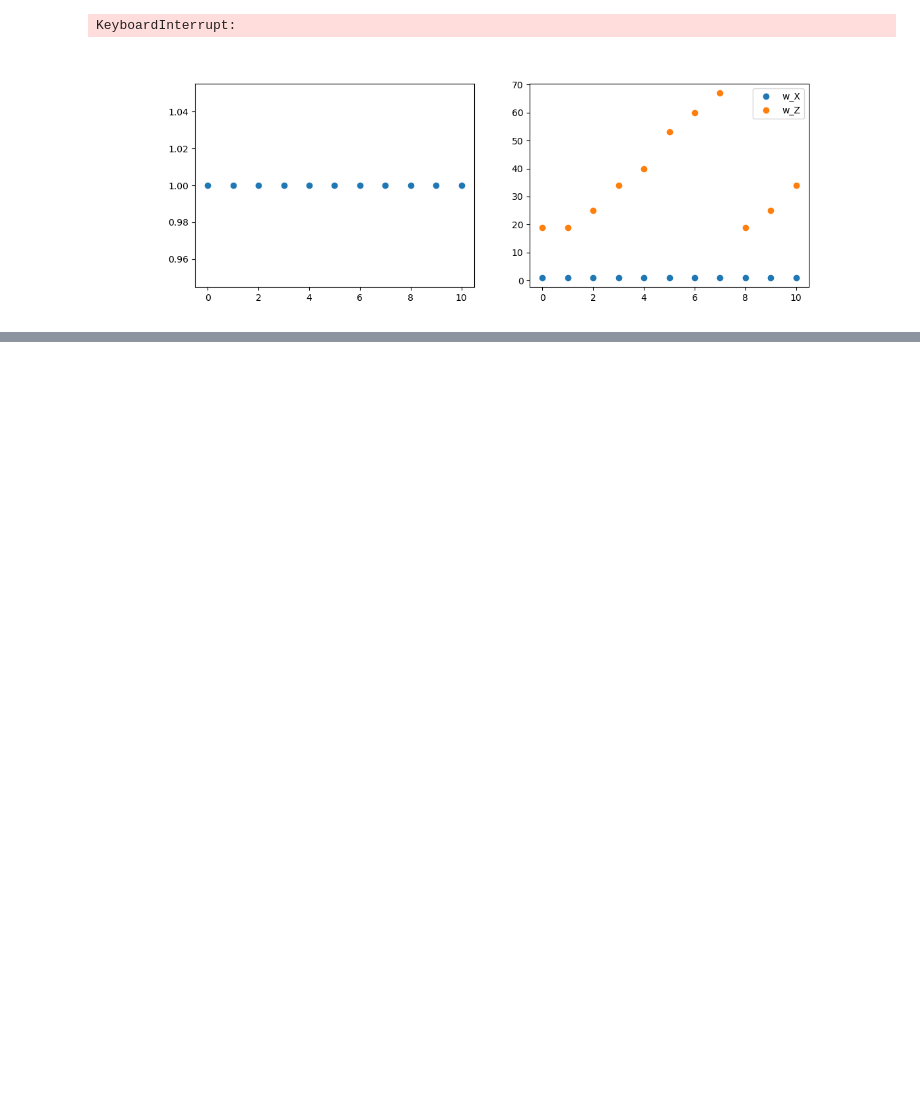
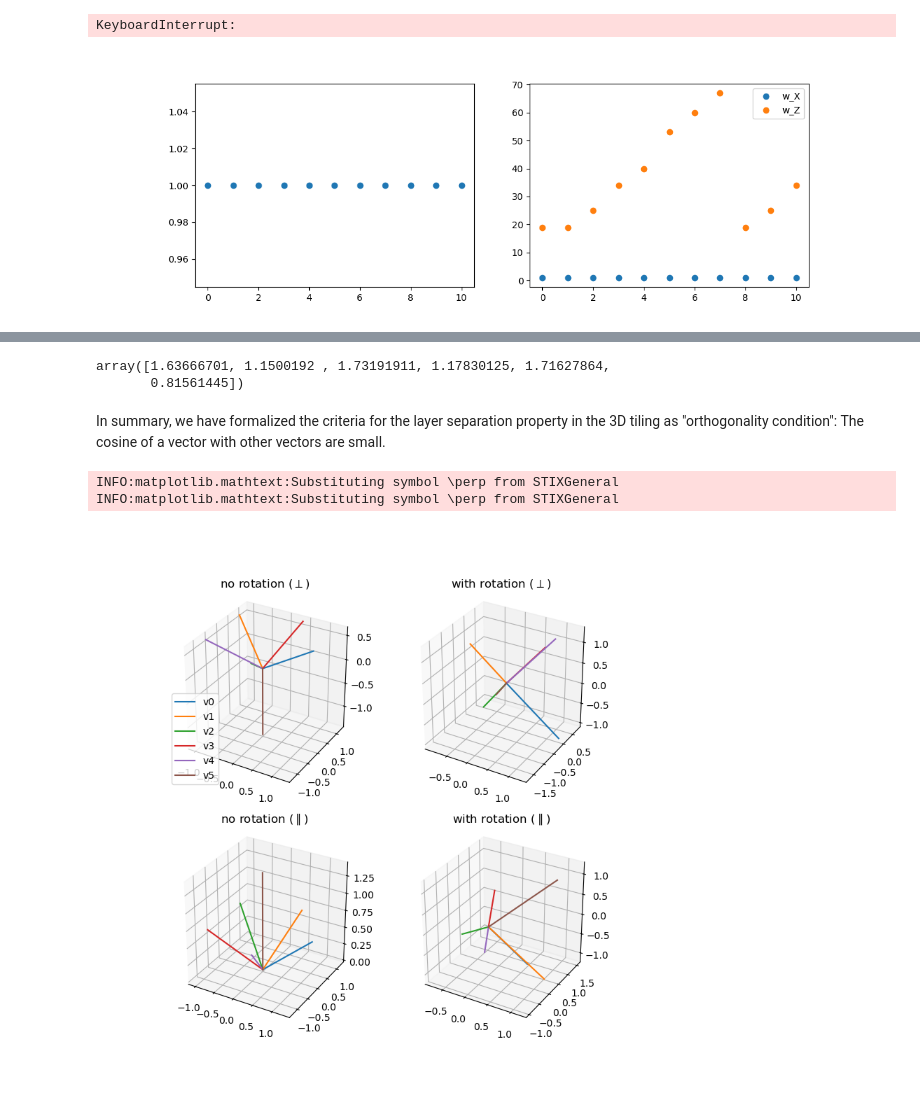
Before and after one commit to Rosetta-Tan/aperiodic-codes, a Jupyter notebook: scripts/visualize_commutation_3d.ipynb, the cells around one changed output, grey strips where cells are left out. Cells and saved outputs as stored; diff of their text form; code cells hidden in the pictures; blank space fills up the shorter version.

```diff
--- a/scripts/visualize_commutation_3d.ipynb
+++ b/scripts/visualize_commutation_3d.ipynb
@@ -288,0 +381,58 @@ plt.show()
+# %%
+from aperiodic_codes.cut_and_project.six_to_three import proj_mat, gen_rotation
+from aperiodic_codes.cut_and_project.config import tests
+
+P = proj_mat()
+proj_pos0, proj_neg0 = P[:,:3], P[:,3:]
+assert proj_pos0.shape == proj_neg0.shape == (6,3)
+
+thetas = np.array([2.594869346392367,0.9477109111037187,3.620412204482349,5.283264728923087,3.6816833892843457,-0.5959013298160938,4.382704240484682,0.09458794430181908,4.836072911632601,3.3235372560725627,1.0035735979880425,3.1895322061975233,2.793452898208629,0.3547799862139244,2.774503370428157])
+offset = np.array([0.29806990830179625,0.12993246148702742,0.574709309736253,0.39003543441180044,0.13260187449328498,0.6966313017934023])
+R = gen_rotation(thetas, 6)
+assert R.shape == (6,6)
+
+proj_neg = R @ proj_neg0
+vec_norms = np.linalg.norm(proj_neg, axis=1)
+vec_norms
+# %% [output]
+array([1.63666701, 1.1500192 , 1.73191911, 1.17830125, 1.71627864,
+       0.81561445])
+# %% [markdown]
+In summary, we have formalized the criteria for the layer separation property in the 3D tiling as "orthogonality condition": The cosine of a vector with other vectors are small.
+# %%
+proj_pos0, proj_neg0 = P[:,:3], P[:,3:]
+proj_pos = R @ proj_pos0
+proj_neg = R @ proj_neg0
+
+fig = plt.figure(figsize=(8,8))
+ax0 = fig.add_subplot(221, projection='3d')
+ax0.set_box_aspect([1,1,1])
+for i in range(6):
+    color_string = f'C{i}'
+    ax0.set_title('no rotation ($\perp$)')
+    ax0.plot([0, proj_neg0[i,0]], [0, proj_neg0[i,1]], [0, proj_neg0[i,2]], color=color_string, label=f'v{i}')
+ax0.legend()
+ax1 = fig.add_subplot(222, projection='3d')
+ax1.set_box_aspect([1,1,1])
+for i in range(6):
+    color_string = f'C{i}'
+    ax1.plot([0, proj_neg[i,0]], [0, proj_neg[i,1]], [0, proj_neg[i,2]], color=color_string)
+    ax1.set_title('with rotation ($\perp$)')
+ax2 = fig.add_subplot(223, projection='3d')
+ax2.set_box_aspect([1,1,1])
+for i in range(6):
+    color_string = f'C{i}'
+    ax2.plot([0, proj_pos0[i,0]], [0, proj_pos0[i,1]], [0, proj_pos0[i,2]], color=color_string)
+    ax2.set_title('no rotation ($\parallel$)')
+ax3 = fig.add_subplot(224, projection='3d')
+ax3.set_box_aspect([1,1,1])
+for i in range(6):
+    color_string = f'C{i}'
+    ax3.plot([0, proj_pos[i,0]], [0, proj_pos[i,1]], [0, proj_pos[i,2]], color=color_string)
+    ax3.set_title('with rotation ($\parallel$)')
+
+plt.show()
+# %% [output]
+INFO:matplotlib.mathtext:Substituting symbol \perp from STIXGeneral
+INFO:matplotlib.mathtext:Substituting symbol \perp from STIXGeneral
+[figure, added]
```
Also changed, not shown: parts of 38 cells of this notebook, 4 other files.
